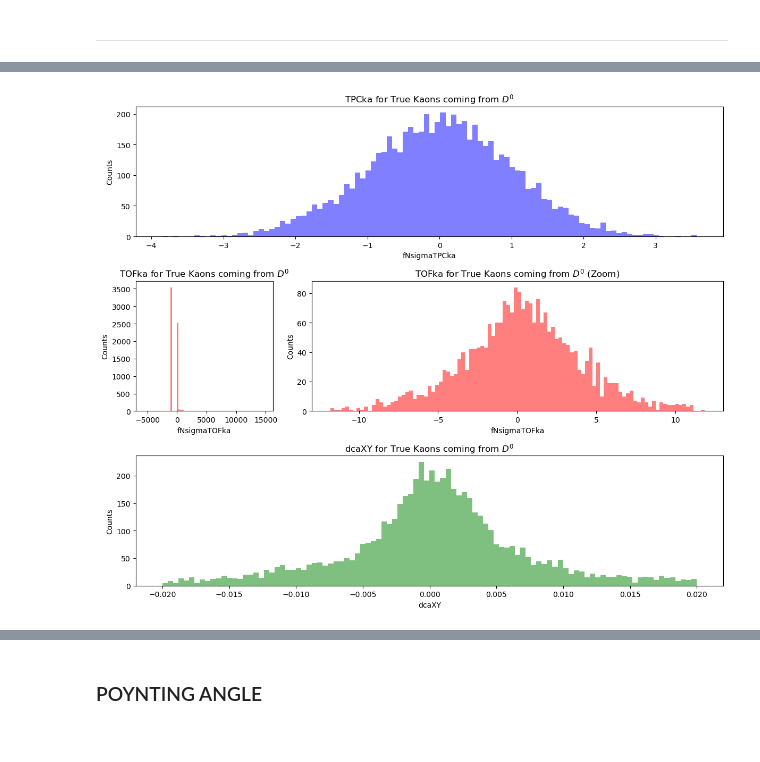
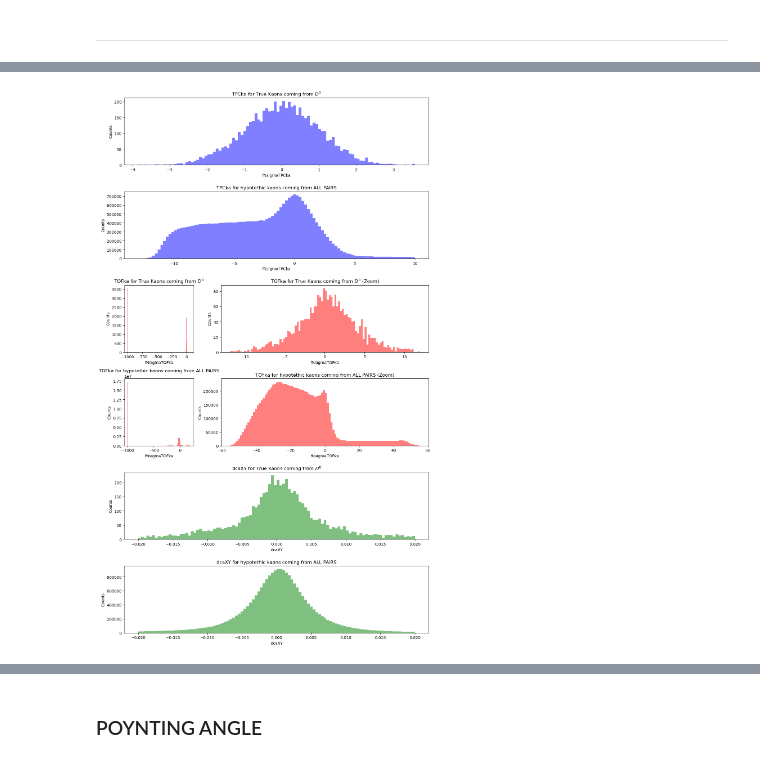
Before and after one commit to LeoPi314/LCPB_Project, a Jupyter notebook: MC_cut_analysis.ipynb, the cells around one changed output, grey strips where cells are left out. Cells and saved outputs as stored; diff of their text form; code cells hidden in the pictures.

```diff
--- a/MC_cut_analysis.ipynb
+++ b/MC_cut_analysis.ipynb
@@ -295,51 +324,86 @@ Let's observe the distribution of the variables for the $Kaons$ tracks.
 # %%
 N_BINS = 100
 
 # zones for the plots:
 zones = [
-    ["tpcka", "tpcka"],       # Riga superiore: un solo istogramma lungo
-    ["tofka", "tofka_zoom"],  # Riga inferiore: due istogrammi affiancati
-    ["dcaxy","dcaxy"]
+    ["tpcka_D0", "tpcka_D0"],
+    ["tpcka_all", "tpcka_all"],
+    ["tofka_D0", "tofka_zoom_D0"],
+    ["tofka_all", "tofka_zoom_all"],
+    ["dcaxy_D0","dcaxy_D0"],
+    ["dcaxy_all","dcaxy_all"]
 ]
 
 # Creazione della figura con proporzioni personalizzate
 fig, axes = plt.subplot_mosaic(
     zones,
-    figsize=(12, 10),
+    figsize=(12, 20),
     gridspec_kw={"width_ratios": [1, 3]}
 )
 
-# --- Plot TPCka ---
+# --- Plot TPCka FOR TRUE D0---
 data = final_results.loc[mask_true_d0, 'neg_TPCka'].values
-axes["tpcka"].hist(data, bins=N_BINS, color="blue", alpha=0.5, label=f"D^0")
-axes["tpcka"].set_title("TPCka for True Kaons coming from $D^0$")
-axes["tpcka"].set_xlabel("fNsigmaTPCka")
-axes["tpcka"].set_ylabel("Counts")
+axes["tpcka_D0"].hist(data, bins=N_BINS, color="blue", alpha=0.5, label=f"D^0")
+axes["tpcka_D0"].set_title("TPCka for True Kaons coming from $D^0$")
+axes["tpcka_D0"].set_xlabel("fNsigmaTPCka")
+axes["tpcka_D0"].set_ylabel("Counts")
 
-# --- Plot TOFka completo ---
+# --- Plot TPCka FOR ALL PAIRS---
+data = final_results['neg_TPCka'].values
+data = data[(data > -13) & (data < 10)]
+axes["tpcka_all"].hist(data, bins=N_BINS, color="blue", alpha=0.5, label=f"D^0")
+axes["tpcka_all"].set_title("TPCka for hypotethic kaons coming from ALL PAIRS")
+axes["tpcka_all"].set_xlabel("fNsigmaTPCka")
+axes["tpcka_all"].set_ylabel("Counts")
+
+# --- Plot TOFka completo FOR TRUE D0 ---
 data = final_results.loc[mask_true_d0, 'neg_TOFka'].values
-axes["tofka"].hist(data, bins=N_BINS, color="red", alpha=0.5, label=f"D^0")
-axes["tofka"].set_title("TOFka for True Kaons coming from $D^0$")
-axes["tofka"].set_xlabel("fNsigmaTOFka")
-axes["tofka"].set_ylabel("Counts")
+data = data[(data > -1000) & (data < 100)]
+axes["tofka_D0"].hist(data, bins=N_BINS, color="red", alpha=0.5, label=f"D^0")
+axes["tofka_D0"].set_title("TOFka for True Kaons coming from $D^0$")
+axes["tofka_D0"].set_xlabel("fNsigmaTOFka")
+axes["tofka_D0"].set_ylabel("Counts")
 
-# --- Plot TOFka zoom (-12,12) ---
+# --- Plot TOFka zoom (-12,12) FOR TRUE D0 ---
 data_zoom = data[(data > -12) & (data < 12)]
-axes["tofka_zoom"].hist(data_zoom, bins=N_BINS, color="red", alpha=0.5, label=f"D^0")
-axes["tofka_zoom"].set_title("TOFka for True Kaons coming from $D^0$ (Zoom)")
-axes["tofka_zoom"].set_xlabel("fNsigmaTOFka")
-axes["tofka_zoom"].set_ylabel("Counts")
+axes["tofka_zoom_D0"].hist(data_zoom, bins=N_BINS, color="red", alpha=0.5, label=f"D^0")
+axes["tofka_zoom_D0"].set_title("TOFka for True Kaons coming from $D^0$ (Zoom)")
+axes["tofka_zoom_D0"].set_xlabel("fNsigmaTOFka")
+axes["tofka_zoom_D0"].set_ylabel("Counts")
 
-# --- Plot dcaXY ---
+# --- Plot TOFka completo FOR ALL PAIRS ---
+data = final_results['neg_TOFka'].values
+data = data[(data > -1000) & (data < 200)]
+axes["tofka_all"].hist(data, bins=N_BINS, color="red", alpha=0.5, label=f"D^0")
+axes["tofka_all"].set_title("TOFka for hypotethic kaons coming from ALL PAIRS")
+axes["tofka_all"].set_xlabel("fNsigmaTOFka")
+axes["tofka_all"].set_ylabel("Counts")
+
+# --- Plot TOFka zoom (-12,12) FOR ALL PAIRS ---
+data_zoom = data[(data > -55) & (data < 55)]
+axes["tofka_zoom_all"].hist(data_zoom, bins=N_BINS, color="red", alpha=0.5, label=f"D^0")
+axes["tofka_zoom_all"].set_title("TOFka for hypotethic kaons coming from ALL PAIRS (Zoom)")
+axes["tofka_zoom_all"].set_xlabel("fNsigmaTOFka")
+axes["tofka_zoom_all"].set_ylabel("Counts")
+
+# --- Plot dcaXY FOR TRUE D0 ---
 data = final_results.loc[mask_true_d0, 'neg_fDcaXY'].values
 data = data[(data > -0.02) & (data < 0.02)]
-axes["dcaxy"].hist(data, bins=N_BINS, color="green", alpha=0.5, label=f"D^0")
-axes["dcaxy"].set_title("dcaXY for True Kaons coming from $D^0$")
-axes["dcaxy"].set_xlabel("dcaXY")
-axes["dcaxy"].set_ylabel("Counts")
+axes["dcaxy_D0"].hist(data, bins=N_BINS, color="green", alpha=0.5, label=f"D^0")
+axes["dcaxy_D0"].set_title("dcaXY for True Kaons coming from $D^0$")
+axes["dcaxy_D0"].set_xlabel("dcaXY")
+axes["dcaxy_D0"].set_ylabel("Counts")
+
+# --- Plot dcaXY FOR ALL PAIRS ---
+data = final_results['neg_fDcaXY'].values
+data = data[(data > -0.02) & (data < 0.02)]
+axes["dcaxy_all"].hist(data, bins=N_BINS, color="green", alpha=0.5, label=f"D^0")
+axes["dcaxy_all"].set_title("dcaXY for hypotethic kaons coming from ALL PAIRS")
+axes["dcaxy_all"].set_xlabel("dcaXY")
+axes["dcaxy_all"].set_ylabel("Counts")
 
 plt.tight_layout()
 plt.show()
 del data
 # %% [output]
-[figure, old version]
+[figure, new version]
```
Also changed, not shown: parts of 51 cells of this notebook.
